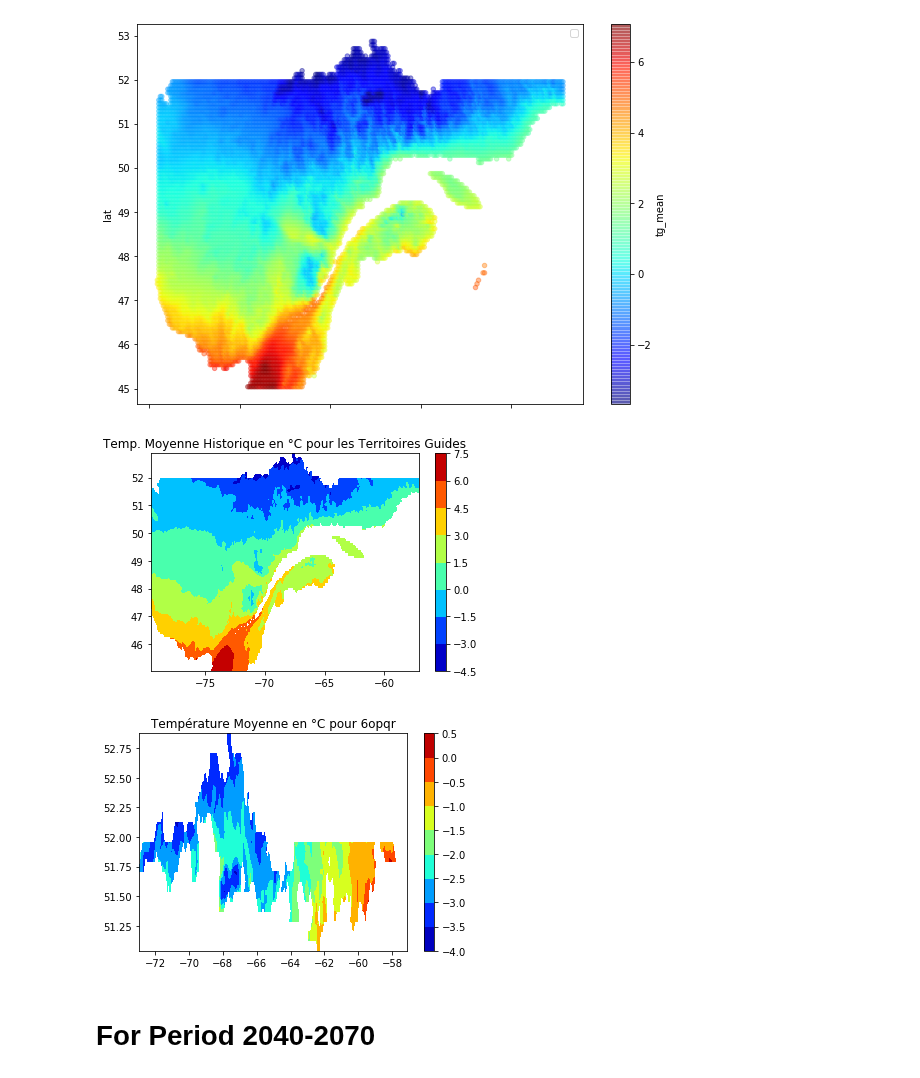
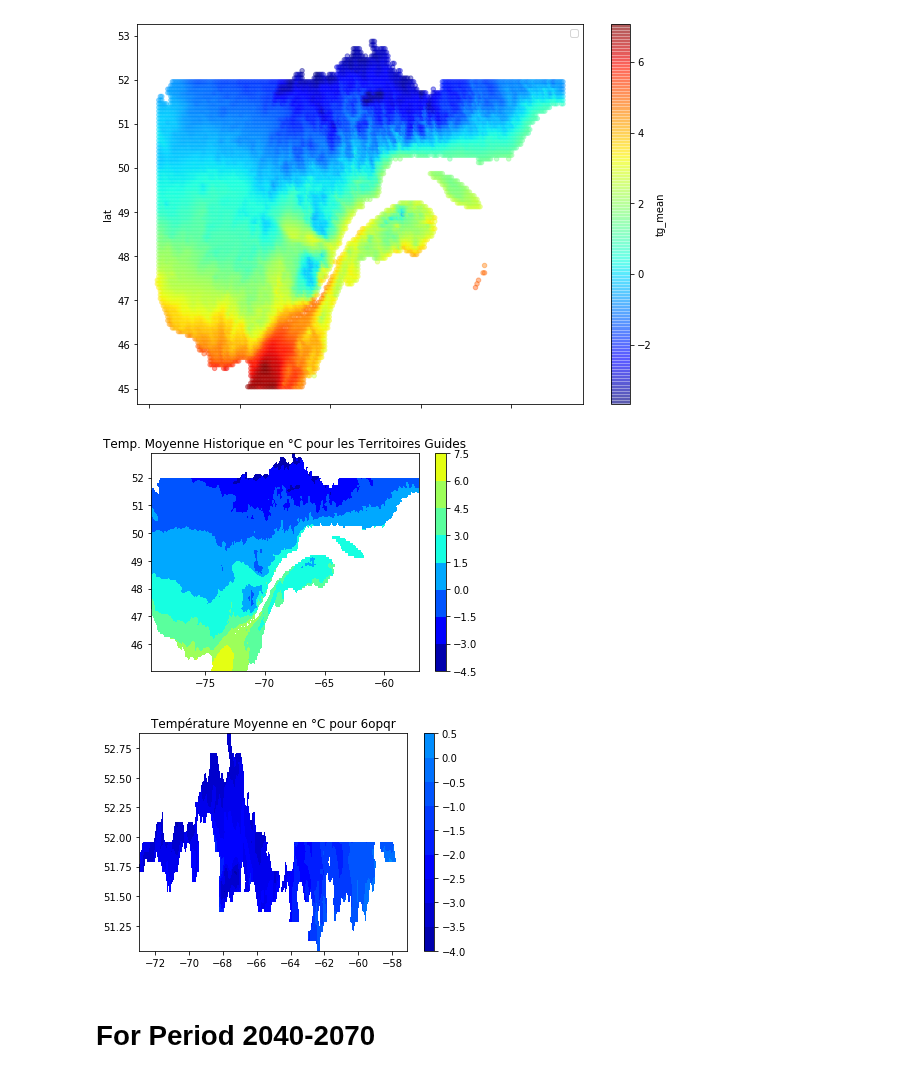
Before and after one commit to marinalopez2110/FistTemplateClimPort, a Jupyter notebook: Plotting NorESM1-M_rcp45_tg_mean_annual by TG.ipynb, the cells around one changed output. Drawn from its saved outputs; the diff is of its cells as text; code cells hidden in the pictures.

```diff
--- a/Plotting NorESM1-M_rcp45_tg_mean_annual by TG.ipynb
+++ b/Plotting NorESM1-M_rcp45_tg_mean_annual by TG.ipynb
@@ -225,12 +225,12 @@ No handles with labels found to put in legend.
 dfTG3 = dfTG2.pivot("lat", "lon", "tg_mean")
 # %%
 plt.contourf(dfTG3.columns, dfTG3.index, dfTG3.values,
-                cmap= "jet")
+                cmap= "jet", vmin=-4.5, vmax=13.5)
 plt.title("Temp. Moyenne Historique en °C pour les Territoires Guides")
 plt.colorbar()
 plt.savefig("Tous les TerritoiresMoyenne_Annuel_Hist_Moderees.png")
 # %% [output]
-[figure, old version]
+[figure, new version]
 # %%
 for (TER_GUIDE, df) in dfTG2.groupby("TER_GUIDE"):
     plt.clf()
@@ -241,13 +241,13 @@ for (TER_GUIDE, df) in dfTG2.groupby("TER_GUIDE"):
     #)
     df2 = df.pivot("lat", "lon", "tg_mean")
     plt.contourf(df2.columns, df2.index, df2.values,
-                cmap= "jet")
+                cmap= "jet", vmin=-4.5, vmax=13.5)
     plt.title("Température Moyenne en °C pour "+TER_GUIDE)
     plt.colorbar()
     #plt.show()
     plt.savefig(TER_GUIDE+"Moyenne_Annuel_Hist_Moderees.png")
 # %% [output]
-[figure, old version]
+[figure, new version]
 # %% [markdown]
 # For Period 2040-2070
 # %%
```
Also changed, not shown: parts of 8 cells of this notebook, 3 other files.
